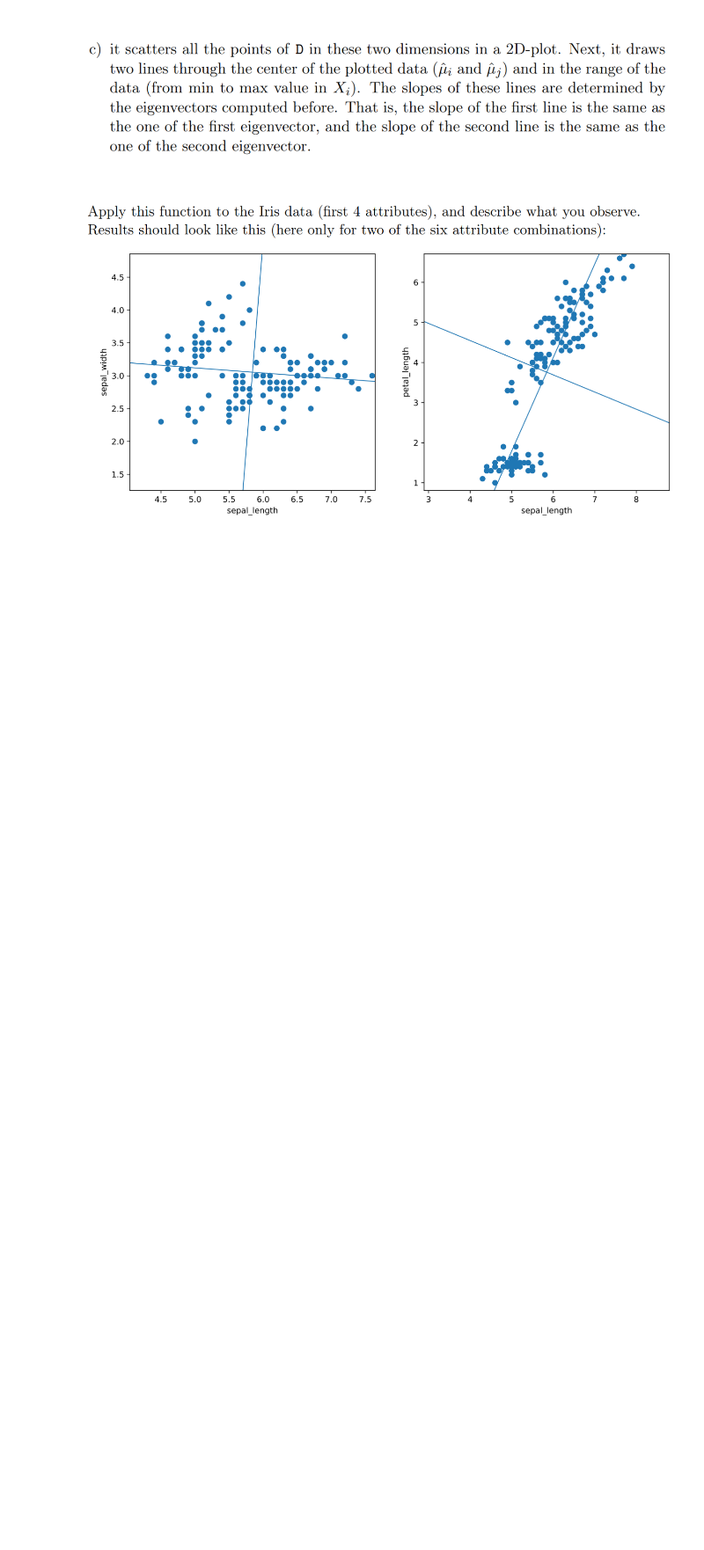
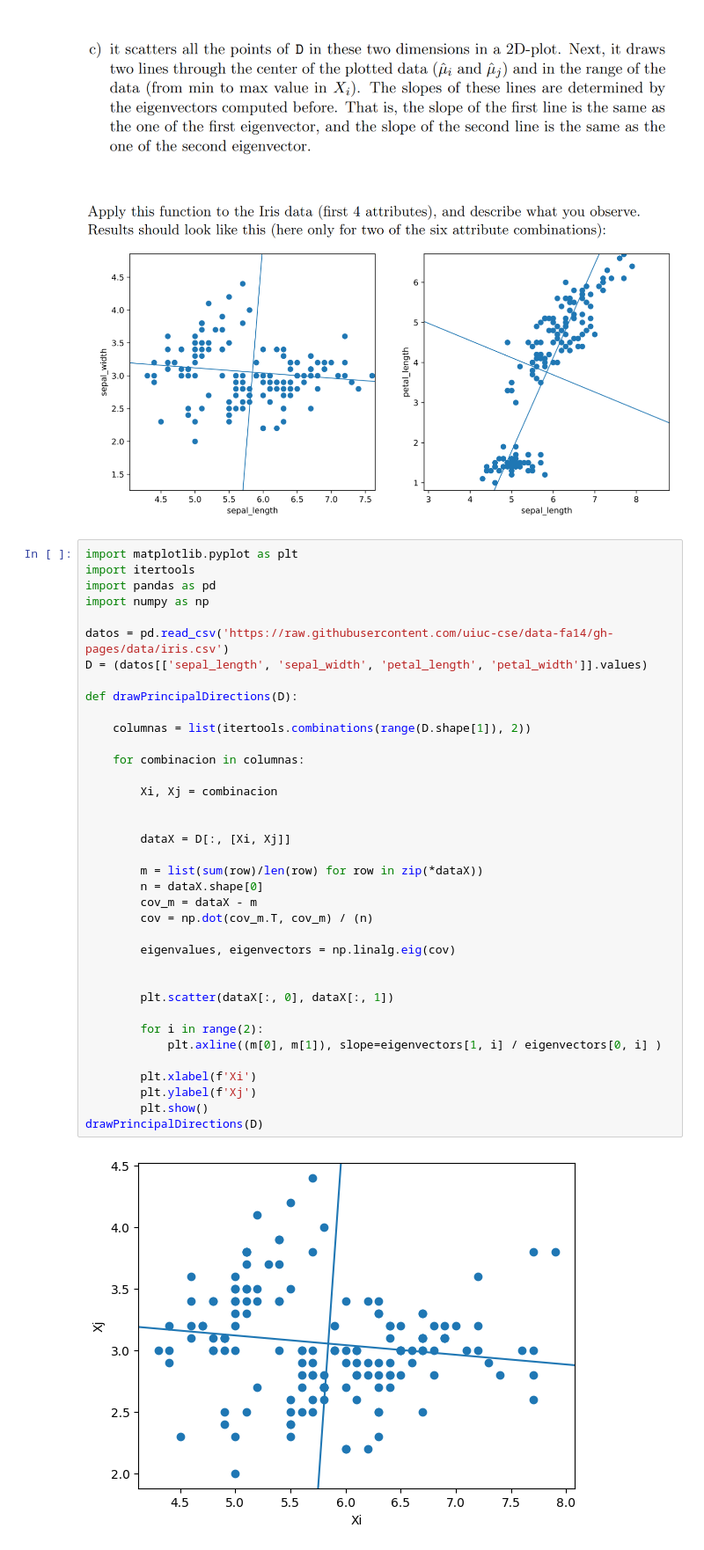
Before and after one commit to SContreras-A/sheetsBI, a Jupyter notebook: Sheet II/SheetII_BI.ipynb, the cells around one changed output. Shown at 88% size. Saved outputs shown, nothing was run; the diff lists cells and outputs as text; blank space fills up the shorter version.

```diff
--- a/Sheet II/SheetII_BI.ipynb
+++ b/Sheet II/SheetII_BI.ipynb
@@ -26,3 +32,42 @@
 ### ![image.png](attachment:image.png)
 # %% [markdown]
 ### ![image.png](attachment:image.png)
+# %%
+import matplotlib.pyplot as plt
+import itertools
+import pandas as pd
+import numpy as np
+
+datos = pd.read_csv('https://raw.githubusercontent.com/uiuc-cse/data-fa14/gh-pages/data/iris.csv')
+D = (datos[['sepal_length', 'sepal_width', 'petal_length', 'petal_width']].values)
+
+def drawPrincipalDirections(D):
+
+    columnas = list(itertools.combinations(range(D.shape[1]), 2))
+
+    for combinacion in columnas:
+
+        Xi, Xj = combinacion
+
+
+        dataX = D[:, [Xi, Xj]]
+
+        m = list(sum(row)/len(row) for row in zip(*dataX))
+        n = dataX.shape[0]
+        cov_m = dataX - m
+        cov = np.dot(cov_m.T, cov_m) / (n)
+
+        eigenvalues, eigenvectors = np.linalg.eig(cov)
+
+
+        plt.scatter(dataX[:, 0], dataX[:, 1])
+
+        for i in range(2):
+            plt.axline((m[0], m[1]), slope=eigenvectors[1, i] / eigenvectors[0, i] )
+
+        plt.xlabel(f'Xi')
+        plt.ylabel(f'Xj')
+        plt.show()
+drawPrincipalDirections(D)
+# %% [output]
+[figure, added]
```
Also changed, not shown: parts of 3 cells of this notebook.
